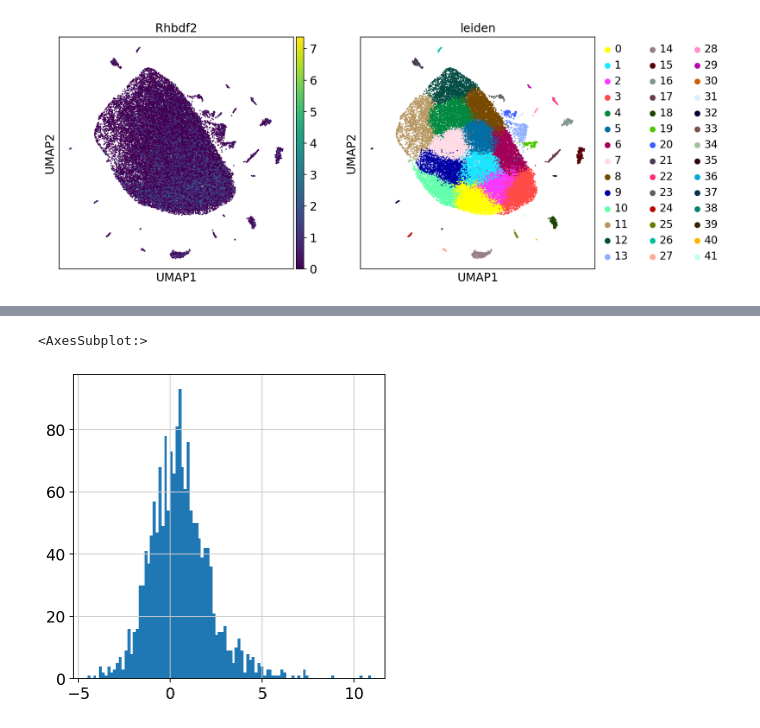
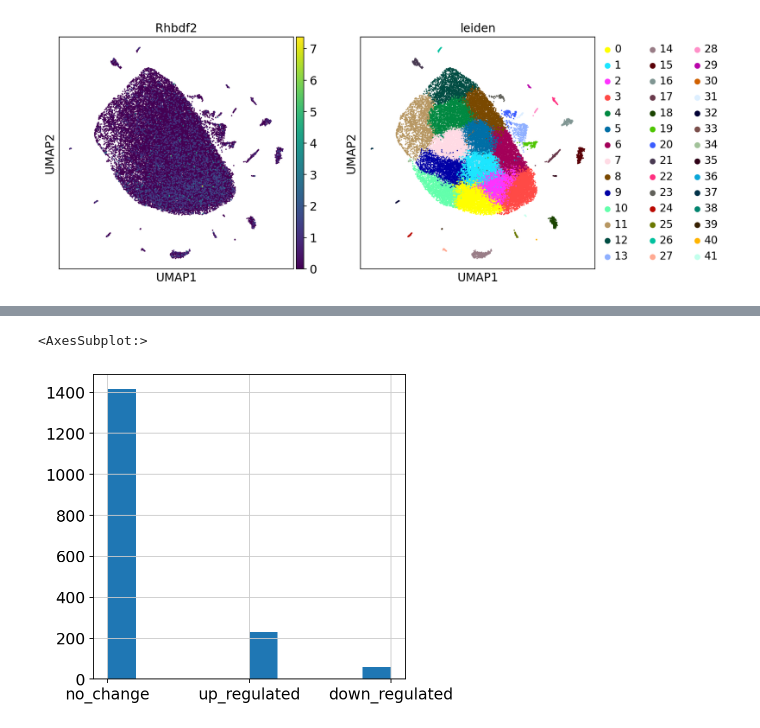
Before and after one commit to Justice-Lu/iRhom2_Analysis, a Jupyter notebook: notebooks/4_Tsukahara_env_Rhbdf2.ipynb, the cells around one changed output, grey strips where cells are left out. Drawn from its saved outputs; the diff is of its cells as text; code cells hidden in the pictures.

```diff
--- a/notebooks/4_Tsukahara_env_Rhbdf2.ipynb
+++ b/notebooks/4_Tsukahara_env_Rhbdf2.ipynb
@@ -135,5 +159,12 @@ for i in range(len(environments)):
 # adata_subset_Olfr = adata_subset[:, 'Olfr1018']
 # adata_subset_Olfr = adata_subset_Olfr[(adata_subset_Olfr.obs.top_Olfr == 'Olfr1018')]
 # %%
+# Find gene expression difference across envirionments
+results = diff_across_variable(adata,
+                               genes = ['Rhbdf2', 'S100a5'])
+
 # Filter out Olfr present in only one cell
-results = results[~np.isnan(results.t_stat)]
+results = results[~np.isnan(results['Olfr_tstat'])]
+
+# Save csv
+# results.to_csv('../output/nb_4/results.csv')
@@ -139,0 +216,8 @@ results = results[~np.isnan(results.t_stat)]
+# %%
+# # Creating bins of identifiers for Olfr across environment change
+results['Olfr_change'] = 'no_change'
+results.loc[(results['Olfr_tstat']> 2) & (results['Olfr_pvalue'] < 0.05), 'Olfr_change'] = 'up_regulated'
+results.loc[(results['Olfr_tstat']< 2) & (results['Olfr_pvalue'] < 0.05), 'Olfr_change'] = 'down_regulated'
+
+# Save csv
+# results.to_csv('../output/nb_4/results.csv')
@@ -140,5 +226,5 @@ results = results[~np.isnan(results.t_stat)]
 # %%
-results.t_stat.hist(bins=100)
+results['Olfr_change'].hist()
 # %% [output]
 <AxesSubplot:>
-[figure, old version]
+[figure, new version]
```
Also changed, not shown: parts of 10 cells of this notebook.
